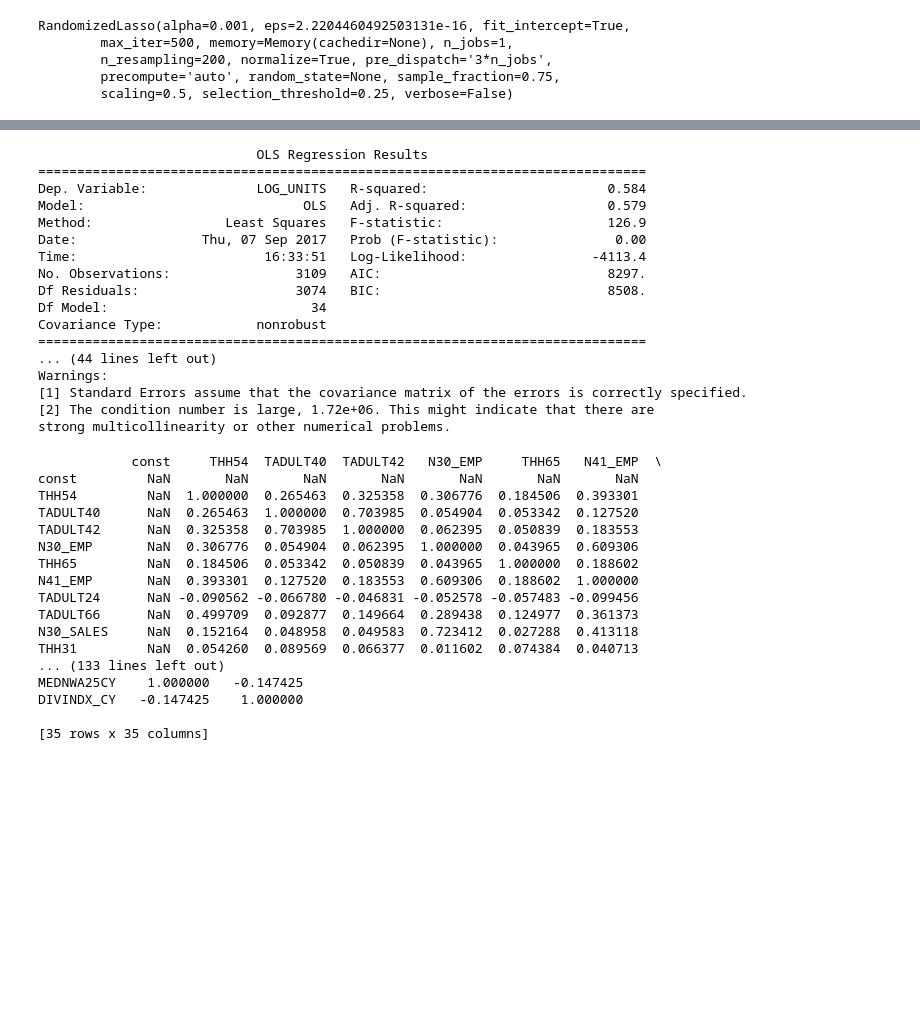
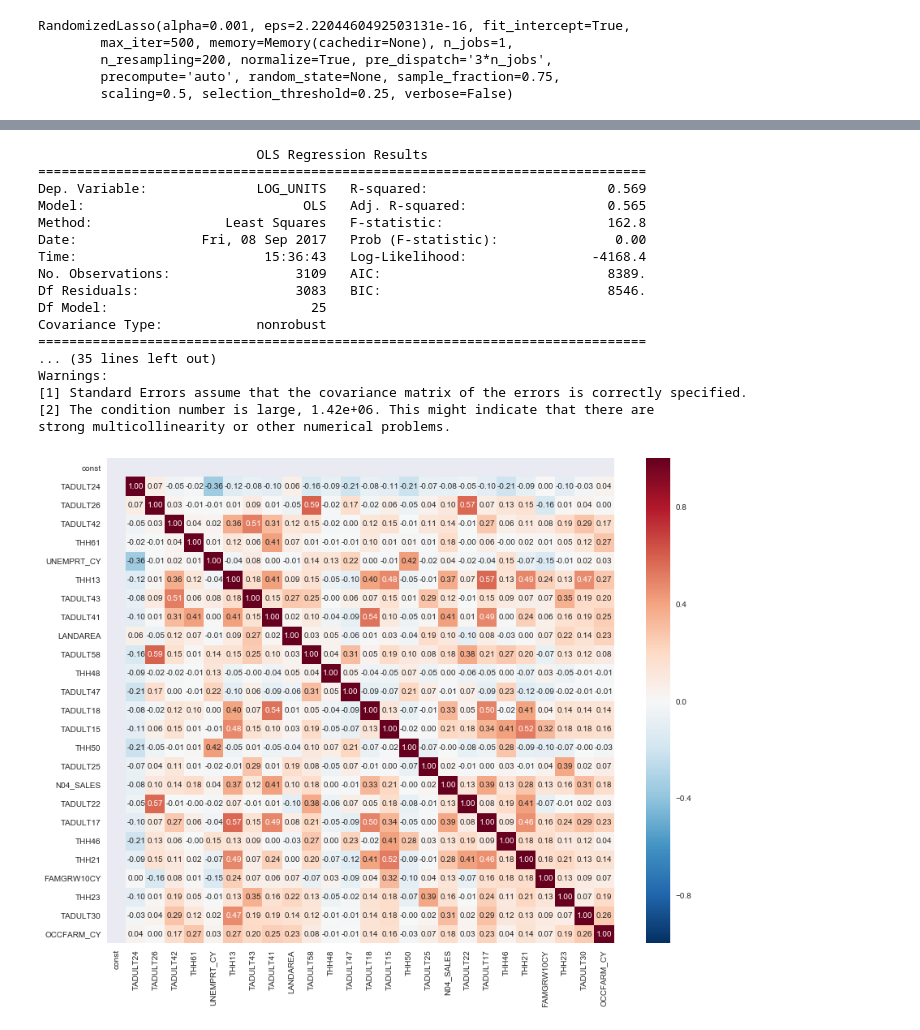
Before and after one commit to FloobtheGreat/IPy_Notebooks, a Jupyter notebook: Analyses/FeatureSelection.ipynb, the cells around one changed output, grey strips where cells are left out. Drawn from its saved outputs; the diff is of its cells as text; code cells hidden in the pictures; blank space fills up the shorter version.

Commit message:
Corrplot added

```diff
--- a/Analyses/FeatureSelection.ipynb
+++ b/Analyses/FeatureSelection.ipynb
@@ -224,9 +196,8 @@ Warnings:
 strong multicollinearity or other numerical problems.
 # %%
-var = ['const','THH54','TADULT40','TADULT42','N30_EMP','THH65','N41_EMP','TADULT24','TADULT66','N30_SALES',
-       'THH31','THH59','TADULT43','LANDAREA','TADULT58','THH48','TADULT18','THH22','THH13','TADULT47',
-       'THH50','N04_SALES','TADULT25','TADULT15','TADULT26','THH17','THH46','THH21','THH23','TADULT09','FAMGRW10CY',
-       'THH07','PIMBASE_CY','MEDNWA25CY','DIVINDX_CY']
+var = ['const','TADULT24','TADULT26','TADULT42','THH61','UNEMPRT_CY','THH13','TADULT43','TADULT41',
+       'LANDAREA','TADULT58','THH48','TADULT47','TADULT18','TADULT15','THH50','TADULT25','N04_SALES','TADULT22',
+       'TADULT17','THH46','THH21','FAMGRW10CY','THH23','TADULT30','OCCFARM_CY']
 XNew4 = XNew3[var]
 # %%
 mod = sts.OLS(y, XNew4)
@@ -235,40 +206,40 @@ print(res.summary())
 # %% [output]
                             OLS Regression Results
 ==============================================================================
-Dep. Variable:              LOG_UNITS   R-squared:                       0.584
-Model:                            OLS   Adj. R-squared:                  0.579
-Method:                 Least Squares   F-statistic:                     126.9
-Date:                Thu, 07 Sep 2017   Prob (F-statistic):               0.00
-Time:                        16:33:51   Log-Likelihood:                -4113.4
-No. Observations:                3109   AIC:                             8297.
-Df Residuals:                    3074   BIC:                             8508.
-Df Model:                          34
+Dep. Variable:              LOG_UNITS   R-squared:                       0.569
+Model:                            OLS   Adj. R-squared:                  0.565
+Method:                 Least Squares   F-statistic:                     162.8
+Date:                Fri, 08 Sep 2017   Prob (F-statistic):               0.00
+Time:                        15:36:43   Log-Likelihood:                -4168.4
+No. Observations:                3109   AIC:                             8389.
+Df Residuals:                    3083   BIC:                             8546.
+Df Model:                          25
 Covariance Type:            nonrobust
 ==============================================================================
-... (44 lines left out)
+... (35 lines left out)
 Warnings:
 [1] Standard Errors assume that the covariance matrix of the errors is correctly specified.
-[2] The condition number is large, 1.72e+06. This might indicate that there are
+[2] The condition number is large, 1.42e+06. This might indicate that there are
 strong multicollinearity or other numerical problems.
 # %%
-#%matplotlib inline
-cor = XNew4.corr()
-print(cor)
+%matplotlib inline
-# %% [output]
-            const     THH54  TADULT40  TADULT42   N30_EMP     THH65   N41_EMP  \
-const         NaN       NaN       NaN       NaN       NaN       NaN       NaN
-THH54         NaN  1.000000  0.265463  0.325358  0.306776  0.184506  0.393301
-TADULT40      NaN  0.265463  1.000000  0.703985  0.054904  0.053342  0.127520
-TADULT42      NaN  0.325358  0.703985  1.000000  0.062395  0.050839  0.183553
-N30_EMP       NaN  0.306776  0.054904  0.062395  1.000000  0.043965  0.609306
-THH65         NaN  0.184506  0.053342  0.050839  0.043965  1.000000  0.188602
-N41_EMP       NaN  0.393301  0.127520  0.183553  0.609306  0.188602  1.000000
-TADULT24      NaN -0.090562 -0.066780 -0.046831 -0.052578 -0.057483 -0.099456
-TADULT66      NaN  0.499709  0.092877  0.149664  0.289438  0.124977  0.361373
-N30_SALES     NaN  0.152164  0.048958  0.049583  0.723412  0.027288  0.413118
-THH31         NaN  0.054260  0.089569  0.066377  0.011602  0.074384  0.040713
-... (133 lines left out)
-MEDNWA25CY    1.000000   -0.147425
-DIVINDX_CY   -0.147425    1.000000
-
-[35 rows x 35 columns]
+# %%
+cm = np.corrcoef(XNew4.values.T)
+sns.set(font_scale=1)
+# %%
+cols = XNew4.columns.values
+cols2 = cols.tolist()
+fig, ax = plt.subplots(figsize = (14, 11))
+hm = sns.heatmap(cm,
+                 cbar=True,
+                 annot=True,
+                 #square=True,
+                 fmt='.2f',
+                 annot_kws={'size':10},
+                 yticklabels=cols2,
+                 xticklabels=cols2,
+                 )
+plt.show()
+fig.savefig('corrplot.png')
+# %% [output]
+[figure, added]
```
Also changed, not shown: parts of 9 cells of this notebook, 1 other file.
